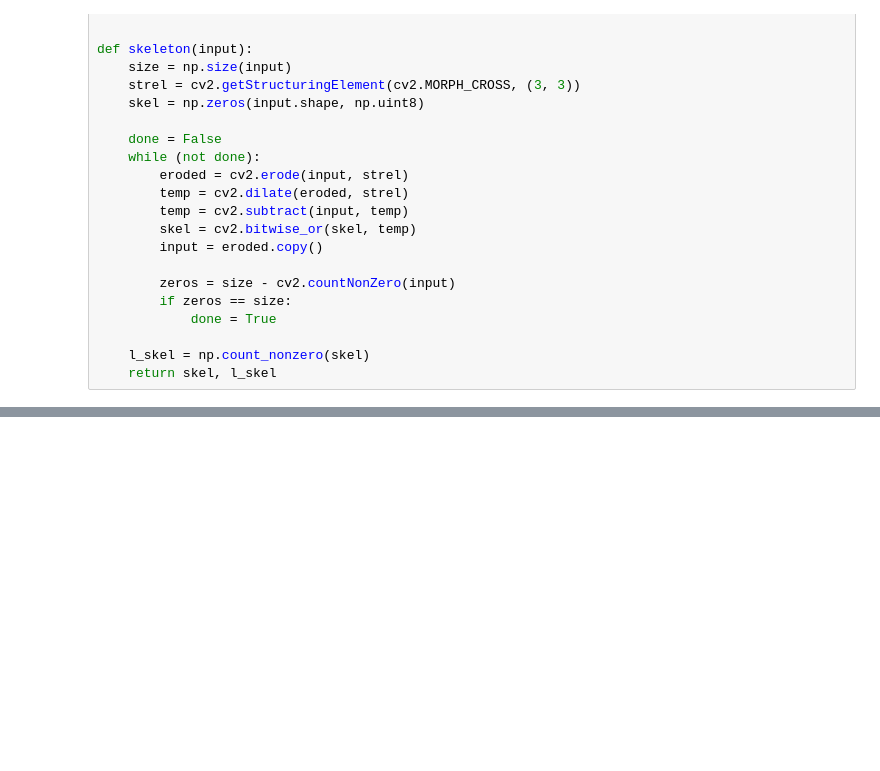
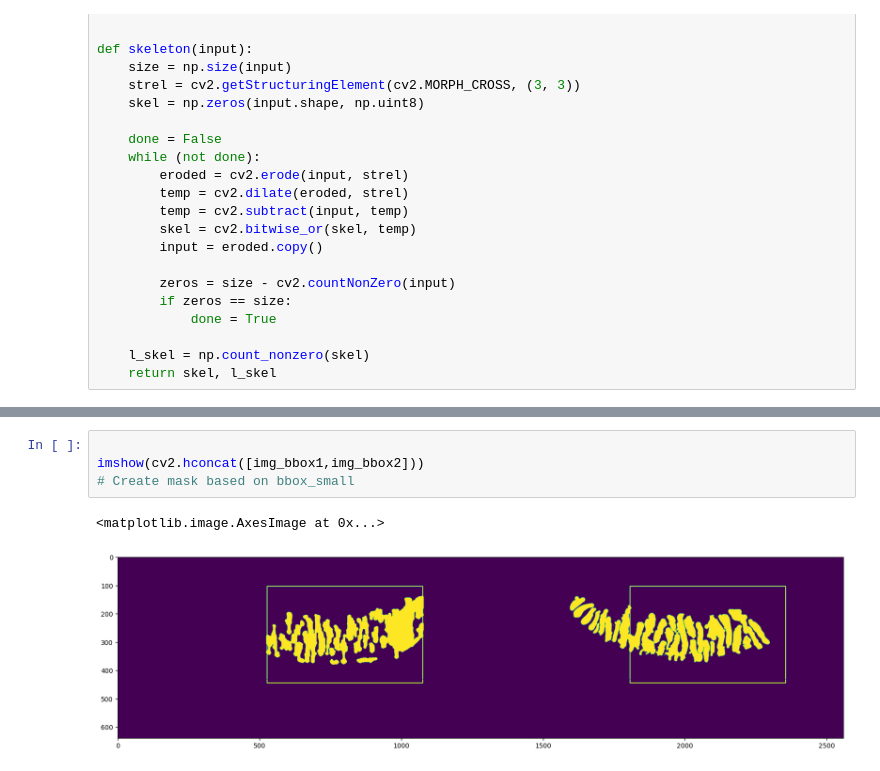
Before and after one commit to oykudiribas/Meibo-segment, a Jupyter notebook: src/main_nb.ipynb, the cells around one changed output, grey strips where cells are left out. Cells and saved outputs as stored; diff of their text form; blank space fills up the shorter version.

```diff
--- a/src/main_nb.ipynb
+++ b/src/main_nb.ipynb
@@ -252,0 +574,7 @@ imshow(img_res)
+# %%
+
+imshow(cv2.hconcat([img_bbox1,img_bbox2]))
+# Create mask based on bbox_small
+# %% [output]
+<matplotlib.image.AxesImage at 0x...>
+[figure, added]
```
Also changed, not shown: parts of 25 cells of this notebook.
